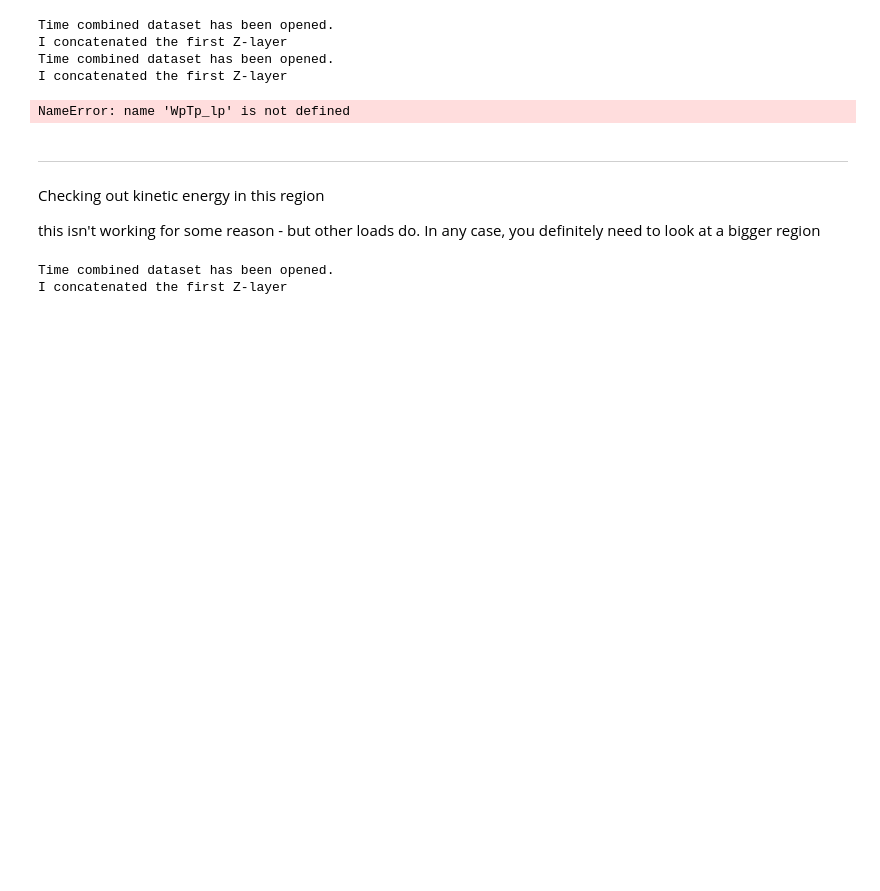
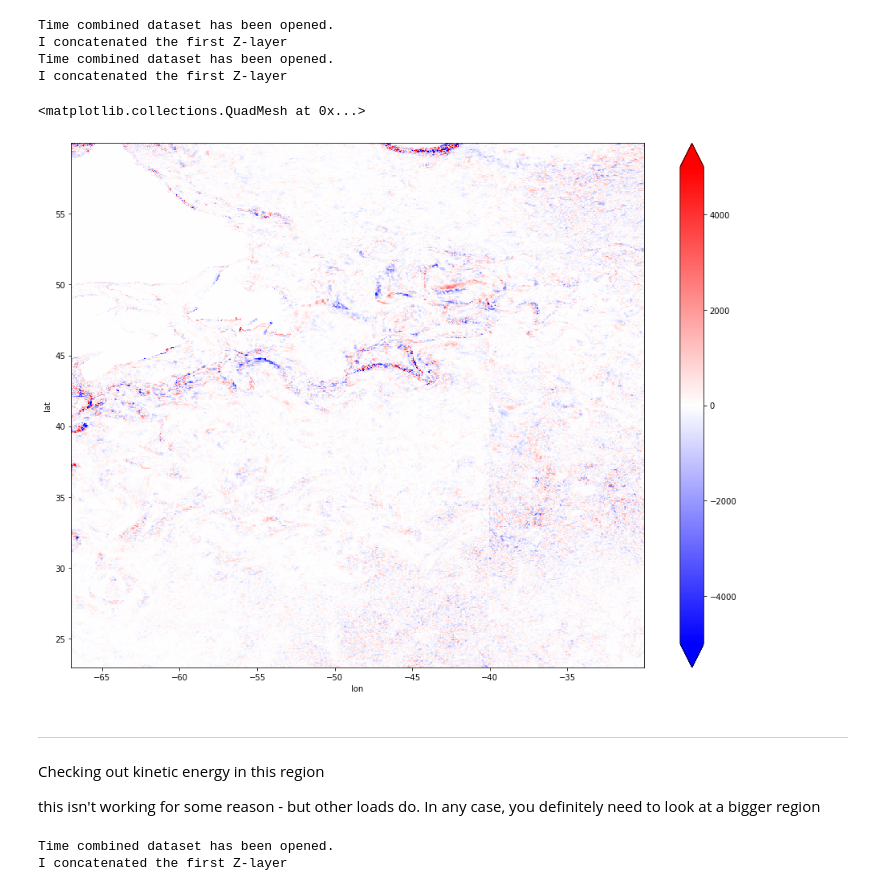
Before and after one commit to avik2007/CoupledOceAtmo, a Jupyter notebook: mit_geos_analysis/notebook24_GS_region_exploration.ipynb, the cells around one changed output. Cells and saved outputs as stored; diff of their text form; code cells hidden in the pictures; blank space fills up the shorter version.

```diff
--- a/mit_geos_analysis/notebook24_GS_region_exploration.ipynb
+++ b/mit_geos_analysis/notebook24_GS_region_exploration.ipynb
@@ -56,9 +56,10 @@ T15c_lp = T15_lp.compute()
 WpTp_lp = W15c_lp*T15c_lp*4.2e6
 # %%
 %matplotlib inline
-WpTp_lp[45].plot(vmin=-5000, vmax=5000, cmap='bwr',figsize=(8,6) )
+WpTp_lp[100].plot(vmin=-5000, vmax=5000, cmap='bwr',figsize=(16,12) )
 # %% [output]
-NameError: name 'WpTp_lp' is not defined
+<matplotlib.collections.QuadMesh at 0x...>
+[figure, added]
 # %% [markdown]
 ---------------------------------------------------------------------------------------------------------------------
 Checking out kinetic energy in this region
```
Also changed, not shown: 15 other files.
